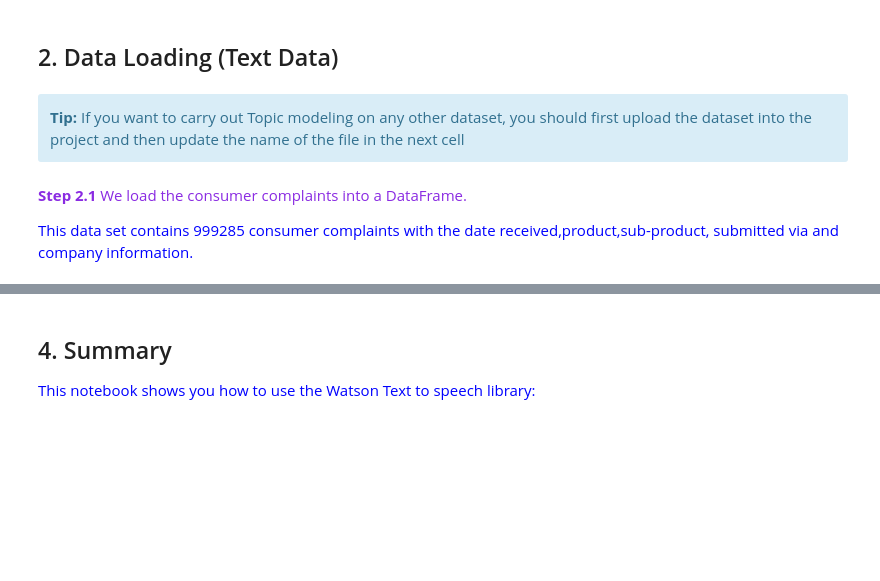
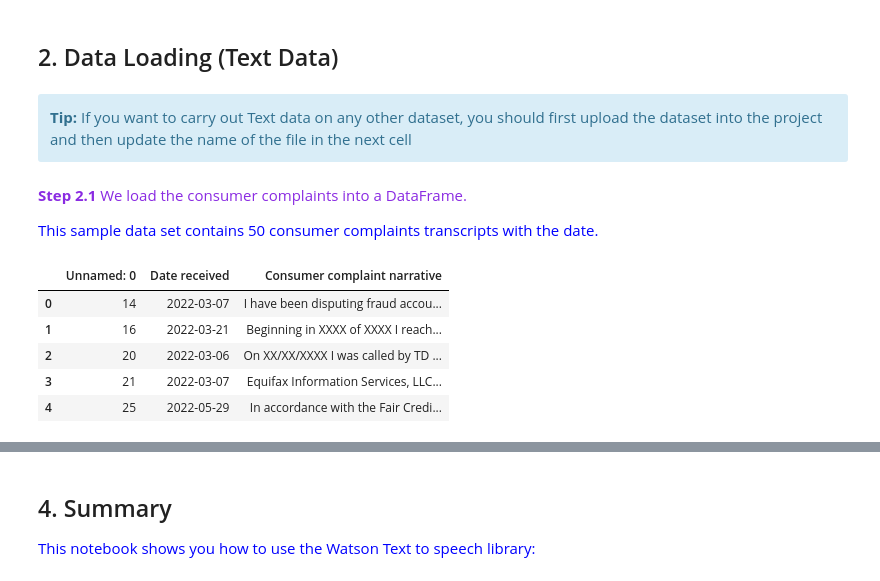
Before and after one commit to ibm-ecosystem-engineering/Watson-Speech, a Jupyter notebook: Text To Speech/Text To Speech Analysis.ipynb, the cells around one changed output, grey strips where cells are left out. Cells and saved outputs as stored; diff of their text form; code cells hidden in the pictures; blank space fills up the shorter version.

```diff
--- a/Text To Speech/Text To Speech Analysis.ipynb
+++ b/Text To Speech/Text To Speech Analysis.ipynb
@@ -29,8 +66,21 @@ import soundfile as sf
 ## 2. Data Loading (Text Data)
 # %% [markdown]
 <div class="alert alert-block alert-info">
-<b>Tip:</b> If you want to carry out Topic modeling on any other dataset, you should first upload the dataset into the project and then update the name of the file in the next cell</div>
+<b>Tip:</b> If you want to carry out Text data on any other dataset, you should first upload the dataset into the project and then update the name of the file in the next cell</div>
 # %% [markdown]
 <span style="color:blueviolet"><strong>Step 2.1</strong> We load the consumer complaints into a DataFrame.</span>
 
-<span style="color:blue">This data set contains 999285 consumer complaints with the date received,product,sub-product, submitted via and company information.</span>
+<span style="color:blue">This sample data set contains 50 consumer complaints transcripts with the date.</span>
+# %%
+consumer_df = pd.read_csv('consumer_data.csv')
+# %%
+# we want to show large text snippets to be able to explore the relevant text
+pd.options.display.max_colwidth = 400
+consumer_df.head()
+# %% [output]
+|  | Unnamed: 0 | Date received | Consumer complaint narrative |
+| 0 | 14 | 2022-03-07 | I have been disputing fraud accou... |
+| 1 | 16 | 2022-03-21 | Beginning in XXXX of XXXX I reach... |
+| 2 | 20 | 2022-03-06 | On XX/XX/XXXX I was called by TD ... |
+| 3 | 21 | 2022-03-07 | Equifax Information Services, LLC... |
+| 4 | 25 | 2022-05-29 | In accordance with the Fair Credi... |
```
Also changed, not shown: parts of 42 cells of this notebook, 1 other file.
